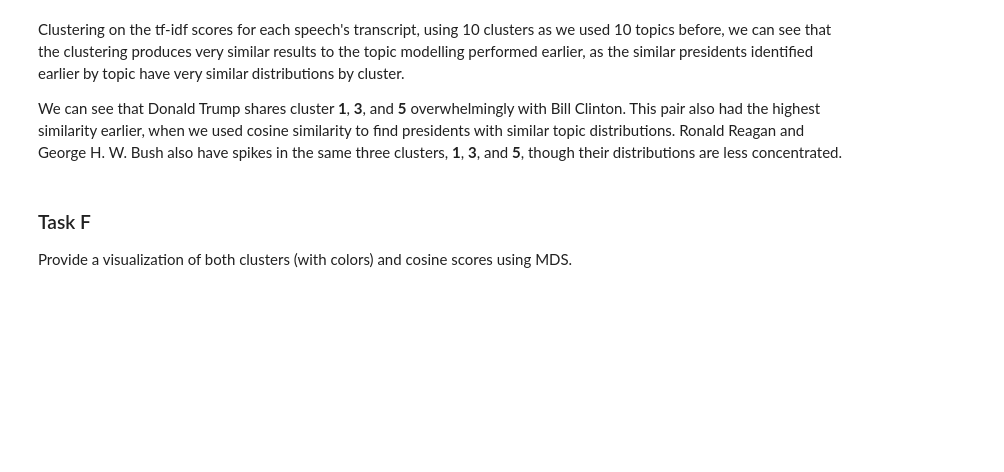
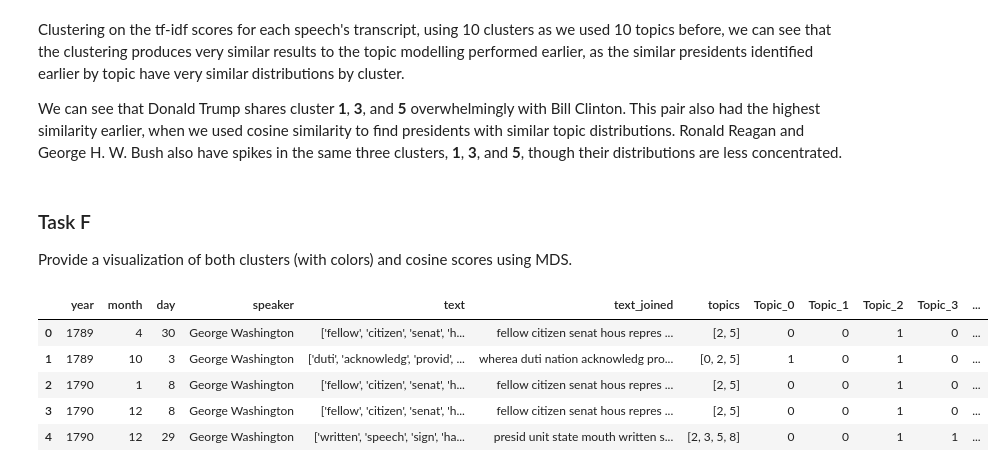
Before and after one commit to p-mckenzie/social-media-analytics, a Jupyter notebook: Assignment_2/HW_2.ipynb, the cells around one changed output. Drawn from its saved outputs; the diff is of its cells as text; code cells hidden in the pictures; blank space fills up the shorter version.

```diff
--- a/Assignment_2/HW_2.ipynb
+++ b/Assignment_2/HW_2.ipynb
@@ -292,3 +286,15 @@ We can see that Donald Trump shares cluster **1**, **3**, and **5** overwhelming
 # %% [markdown]
 ### Task F
 Provide a visualization of both clusters (with colors) and cosine scores using MDS.
+# %%
+df['cluster'] = km.labels_
+speech_lst = ["Speech_" + str(i) for i in range(0,len(df))]
+df['speech_num'] = pd.Series(speech_lst)
+df.head()
+# %% [output]
+|  | year | month | day | speaker | text | text_joined | topics | Topic_0 | Topic_1 | Topic_2 | Topic_3 | ... |
+| 0 | 1789 | 4 | 30 | George Washington | ['fellow', 'citizen', 'senat', 'h... | fellow citizen senat hous repres ... | [2, 5] | 0 | 0 | 1 | 0 | ... |
+| 1 | 1789 | 10 | 3 | George Washington | ['duti', 'acknowledg', 'provid', ... | wherea duti nation acknowledg pro... | [0, 2, 5] | 1 | 0 | 1 | 0 | ... |
+| 2 | 1790 | 1 | 8 | George Washington | ['fellow', 'citizen', 'senat', 'h... | fellow citizen senat hous repres ... | [2, 5] | 0 | 0 | 1 | 0 | ... |
+| 3 | 1790 | 12 | 8 | George Washington | ['fellow', 'citizen', 'senat', 'h... | fellow citizen senat hous repres ... | [2, 5] | 0 | 0 | 1 | 0 | ... |
+| 4 | 1790 | 12 | 29 | George Washington | ['written', 'speech', 'sign', 'ha... | presid unit state mouth written s... | [2, 3, 5, 8] | 0 | 0 | 1 | 1 | ... |
```
Also changed, not shown: parts of 14 cells of this notebook, 4 other files.
